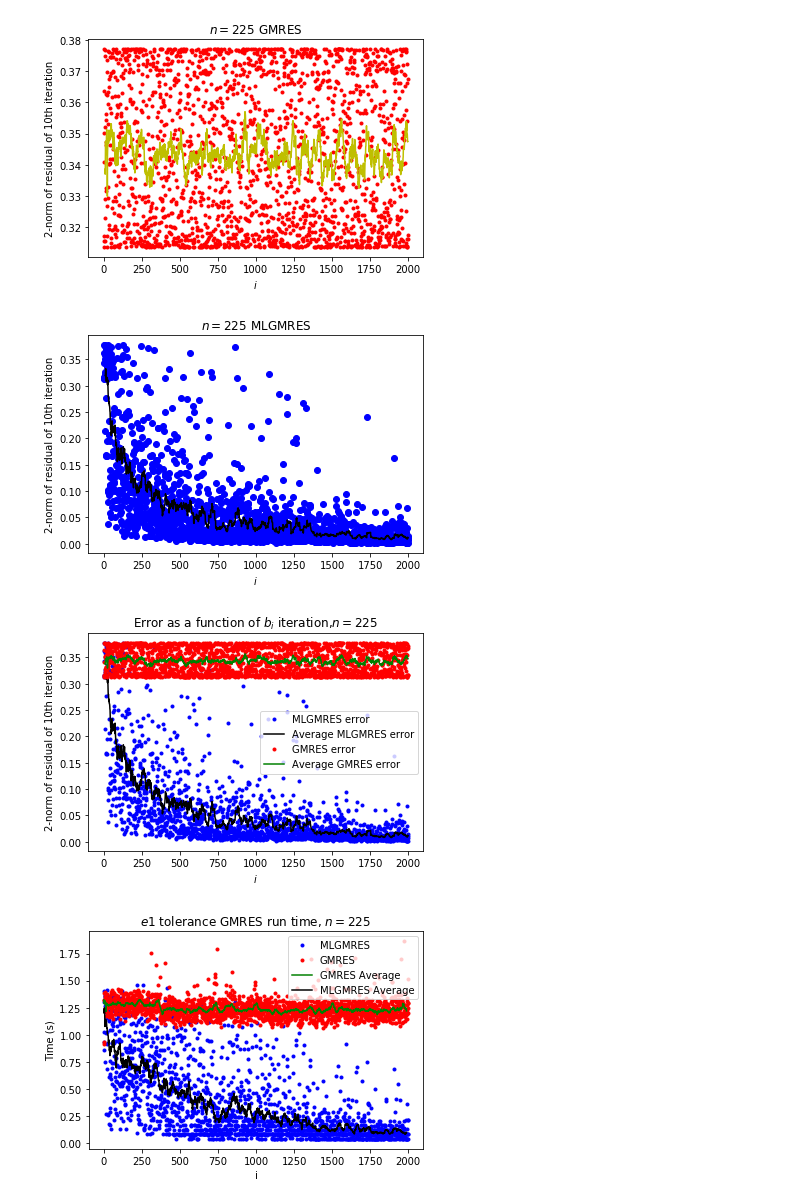
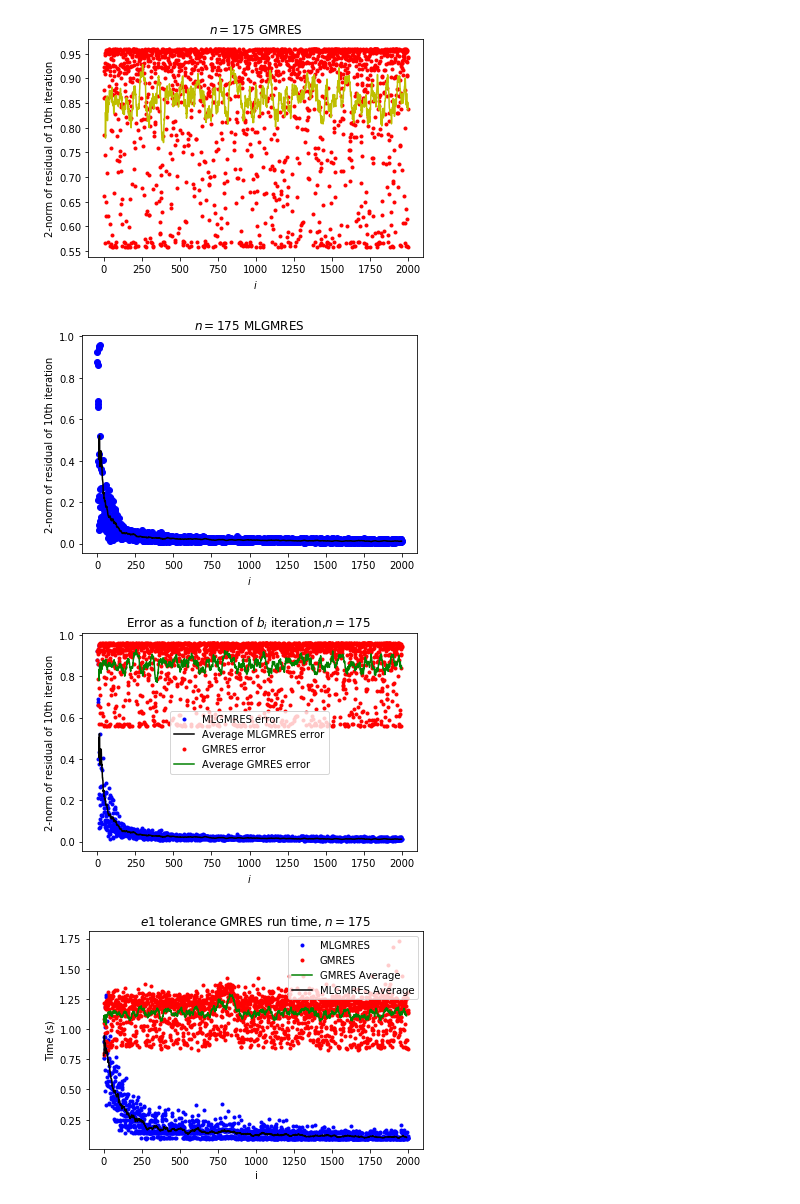
Before and after one commit to ML4FnP/GMRES-Learning, a Jupyter notebook: CoriGPU_Sandbox.ipynb, the cells around one changed output. Saved outputs shown, nothing was run; the diff lists cells and outputs as text; code cells hidden in the pictures.

```diff
--- a/CoriGPU_Sandbox.ipynb
+++ b/CoriGPU_Sandbox.ipynb
@@ -31,7 +31,7 @@ git_commit_short_hash = subprocess.check_output(
 # %%
 import numpy as np
 
-dim=225
+dim=175
 x0=np.squeeze(np.zeros((dim,1)))
 x0Type='Zero Vector'
 
@@ -155,7 +155,8 @@ reslist=[]
 for ProbIdx in range(n_steps):
 
     loc=4*np.sin(0.5*ProbIdx*np.abs(np.cos(0.5*ProbIdx)))
-    b=Gauss_pdf(x,loc,sigma)
+    #b=Gauss_pdf(x,loc,sigma)
+    b=(np.sin(ProbIdx)+.0001)*np.maximum(x-loc,0)
     b_norm=np.linalg.norm(b)
 
 
@@ -254,10 +255,10 @@ for j in range(0,2000):
 pp.plot(count,np.asarray(NonML_Err_List),'.r',count[10:-1],AVG[10:-1],'y')
 pp.xlabel('$i$')
 pp.ylabel('2-norm of residual of 10th iteration')
-pp.title('$n=225$ GMRES')
+pp.title('$n=175$ GMRES')
 pp.savefig('GMRES.png')
 # %% [output]
-[figure, old version]
+[figure, new version]
 # %%
 Err_Array_ML=np.asarray(IterErrList10)
 AVGML=np.zeros((2000,1))
@@ -267,23 +268,23 @@ for j in range(0,2000):
 pp.plot(count,np.asarray(Err_Array_ML),'ob',count[10:-1],AVGML[10:-1],'k')
 pp.xlabel('$i$')
 pp.ylabel('2-norm of residual of 10th iteration')
-pp.title('$n=225$ MLGMRES')
+pp.title('$n=175$ MLGMRES')
 pp.savefig('MLGMRES.png')
 # %% [output]
-[figure, old version]
+[figure, new version]
 # %%
 pp.plot(count,Err_Array_ML,'.b',label='MLGMRES error')
 pp.plot(count[10:-1],AVGML[10:-1],'k',label='Average MLGMRES error')
 pp.plot(count,Err_Array,'.r',label='GMRES error')
 pp.plot(count[10:-1],AVG[10:-1],'g',label='Average GMRES error')
 
 pp.xlabel('$i$')
 pp.ylabel('2-norm of residual of 10th iteration')
-pp.title('Error as a function of $b_i$ iteration,$n=225$ ')
+pp.title('Error as a function of $b_i$ iteration,$n=175$ ')
 pp.legend(loc='best')
 pp.savefig('Compare.png')
 # %% [output]
-[figure, old version]
+[figure, new version]
 # %%
 GmresRunTimeOriginal_AVG=np.zeros((2000,1))
 Err_list_AVG=np.zeros((2000,1))
@@ -306,8 +307,8 @@ pp.plot(Err_list_AVG[10:-1],'k', label='MLGMRES Average')
 
 pp.ylabel('Time (s)')
 pp.xlabel('i')
-pp.title('$e1$ tolerance GMRES run time, $n=225$')
+pp.title('$e1$ tolerance GMRES run time, $n=175$')
 pp.legend(loc='best')
 pp.savefig('Runtime.png')
 # %% [output]
-[figure, old version]
+[figure, new version]
```
Also changed, not shown: parts of 2 cells of this notebook, 25 other files.
